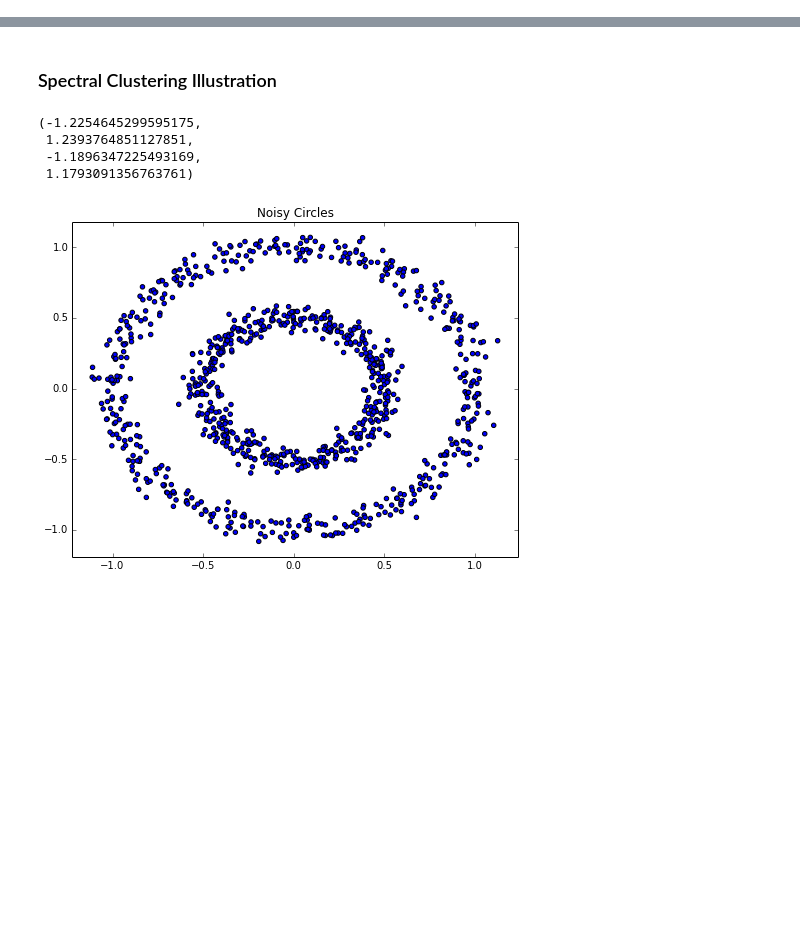
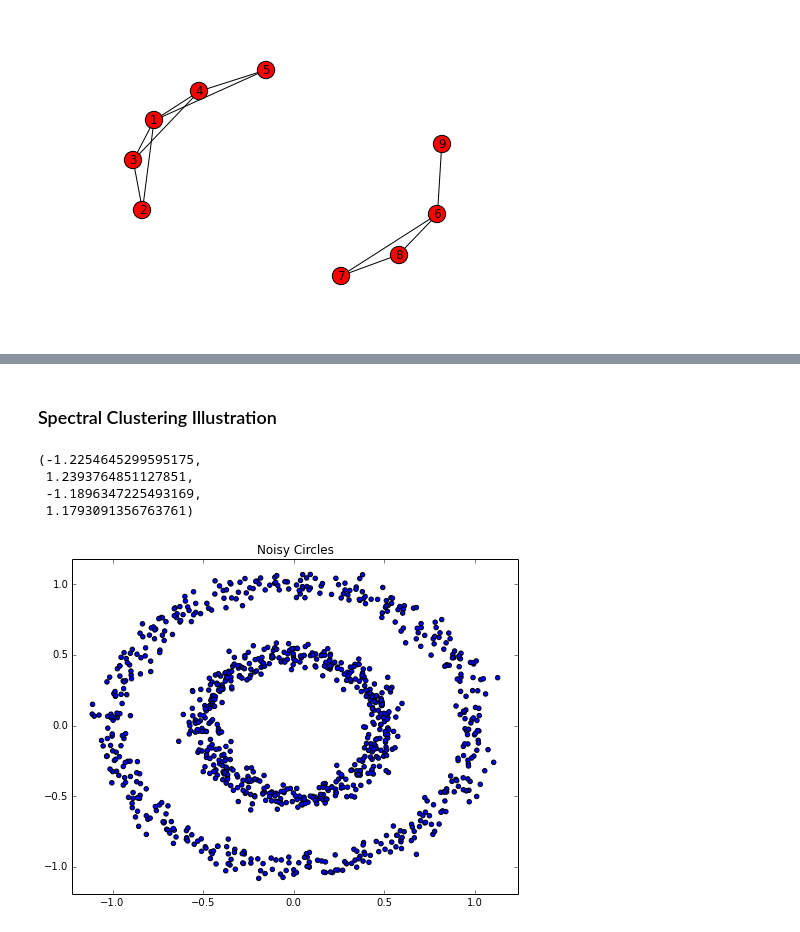
Before and after one commit to ubdsgroup/mlcourse-ub-notebooks, a Jupyter notebook: notebooks/SpectralClusteringDemo.ipynb, the cells around one changed output, grey strips where cells are left out. Saved outputs shown, nothing was run; the diff lists cells and outputs as text; code cells hidden in the pictures; blank space fills up the shorter version.

```diff
--- a/notebooks/SpectralClusteringDemo.ipynb
+++ b/notebooks/SpectralClusteringDemo.ipynb
@@ -55,0 +89,9 @@ plt.ylabel('Error (Frobenius Norm)')
+# %%
+# create a graph with disconnected components
+G = nx.Graph()
+G.add_edges_from([[1,2],[1,3],[1,4],[2,3],[3,4],[4,5],[1,5],[6,7],[7,8],[6,8],[6,9],[9,6]])
+nx.draw(G)
+#adjacency matrix
+W = np.array(nx.adjacency_matrix(G))
+# %% [output]
+[figure, added]
```
Also changed, not shown: parts of 16 cells of this notebook.
